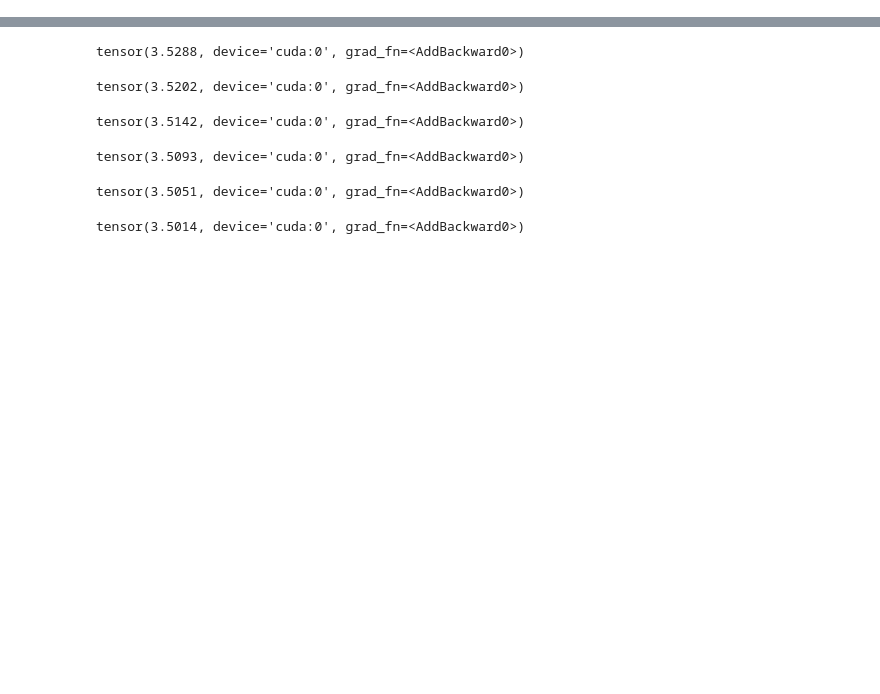
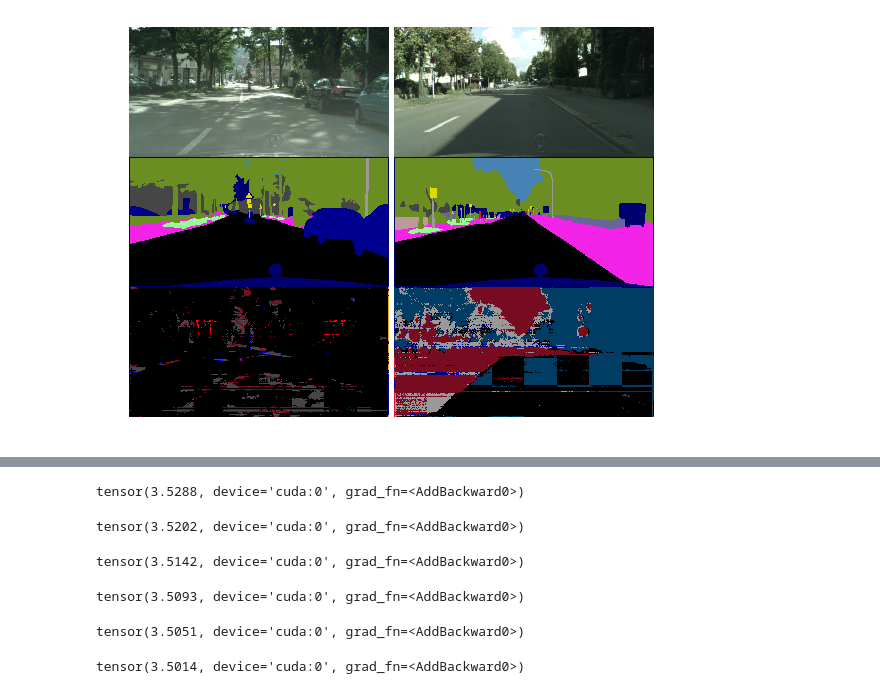
Before and after one commit to EkaterinaGlazkova/ProbabilisticUnet, a Jupyter notebook: Probabilistic UNet.ipynb, the cells around one changed output, grey strips where cells are left out. Saved outputs shown, nothing was run; the diff lists cells and outputs as text; code cells hidden in the pictures; blank space fills up the shorter version.

```diff
--- a/Probabilistic UNet.ipynb
+++ b/Probabilistic UNet.ipynb
@@ -113,0 +87,3 @@ def train(model, opt, n_epochs):
+# %%
+model = ProbUNet(19, 6)
+model.to(device)
@@ -113,0 +108,8 @@ def train(model, opt, n_epochs):
+# %%
+for item in train_loader:
+    model.eval()
+    model_res = torch.argmax(model.sample(item[0].to(device)), dim = 1)
+    visualization_utils.plot_batch_with_results(item[0], item[1].view(batch_size, -1, 1, 256, 512), model_res.view(batch_size, -1, 1, 256, 512))
+    break
+# %% [output]
+[figure, added]
```
Also changed, not shown: parts of 13 cells of this notebook, 3 other files.
